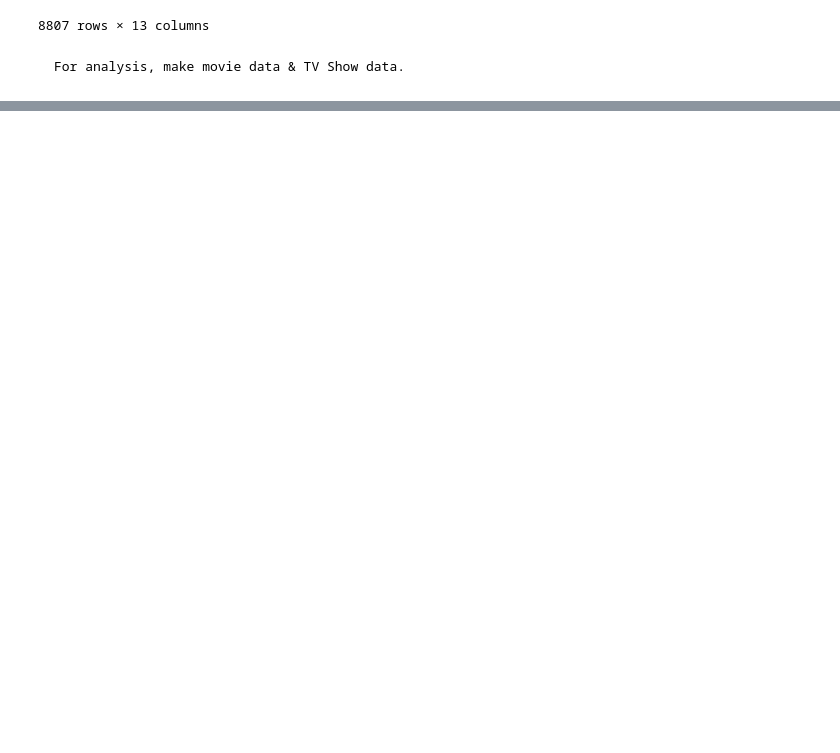
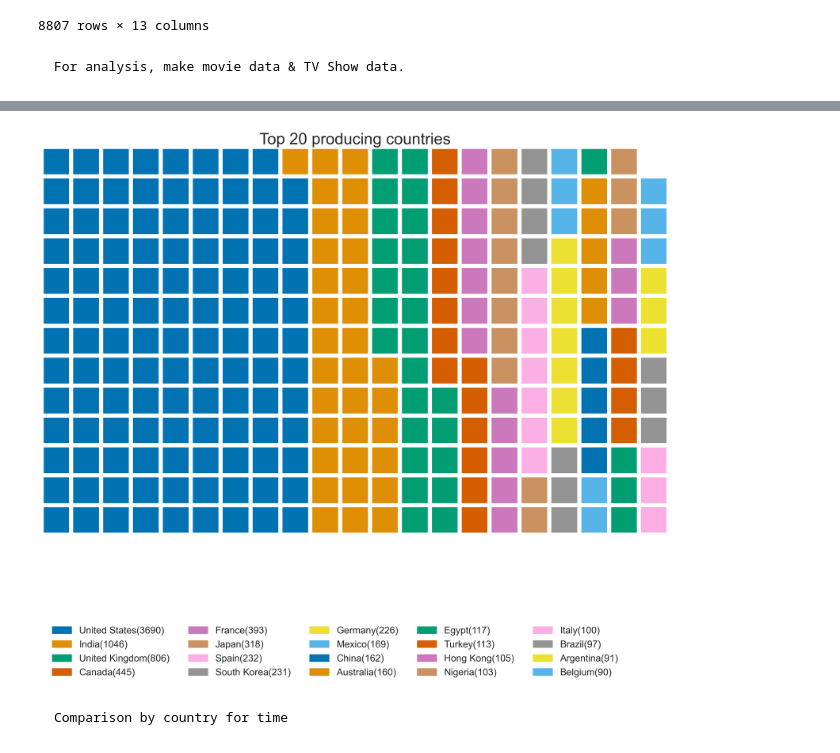
Before and after one commit to Manojkc15/BigData, a Jupyter notebook: Story Telling with Data/storytelling_with_data.ipynb, the cells around one changed output, grey strips where cells are left out. Cells and saved outputs as stored; diff of their text form; code cells hidden in the pictures; blank space fills up the shorter version.

```diff
--- a/Story Telling with Data/storytelling_with_data.ipynb
+++ b/Story Telling with Data/storytelling_with_data.ipynb
@@ -121,0 +346,25 @@ data
+# %%
+fig = plt.figure(
+    FigureClass=Waffle,
+    rows=13,
+    columns=21,
+    values=y,
+    labels=["{}({})".format(a, b) for a, b in zip(y.index, y)],
+    colors=sns.color_palette("colorblind", n_colors=20),
+    legend={
+        "loc": "lower left",
+        "bbox_to_anchor": (0, -0.4),
+        "ncol": len(y) // 4,
+        "framealpha": 0,
+    },
+    font_size=20,
+    figsize=(12, 12),
+    icon_legend=True,
+)
+
+plt.title("Top 20 producing countries", fontsize=20)
+plt.show()
+# %% [output]
+[figure, added]
+# %% [markdown]
+    Comparison by country for time
```
Also changed, not shown: parts of 33 cells of this notebook.
